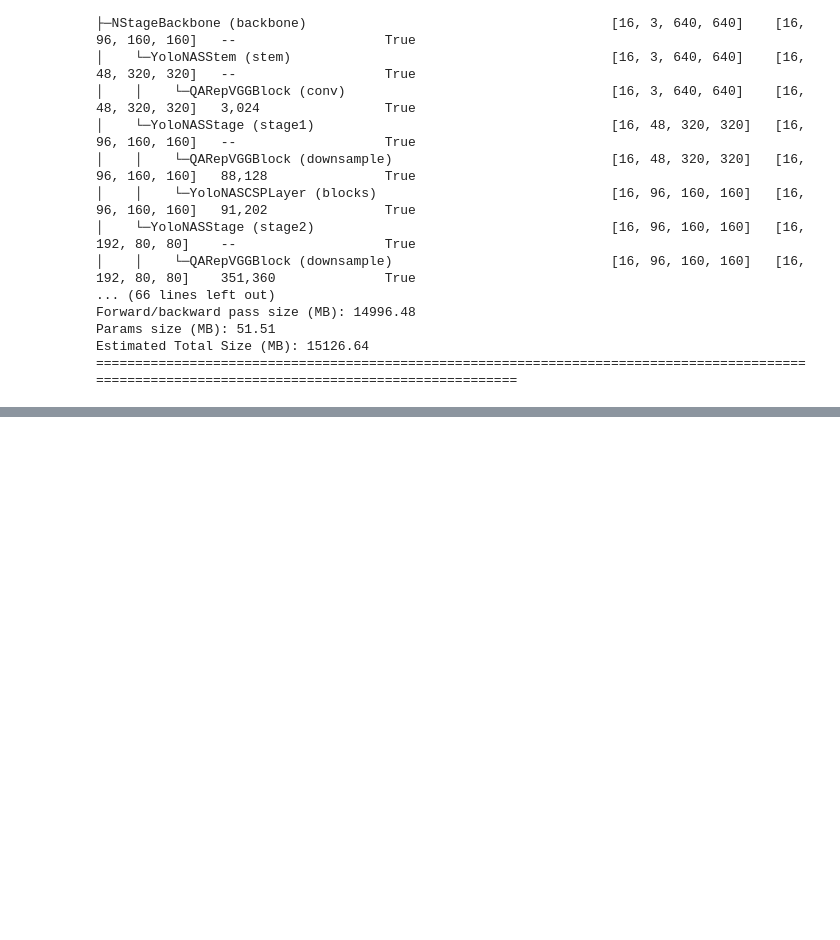
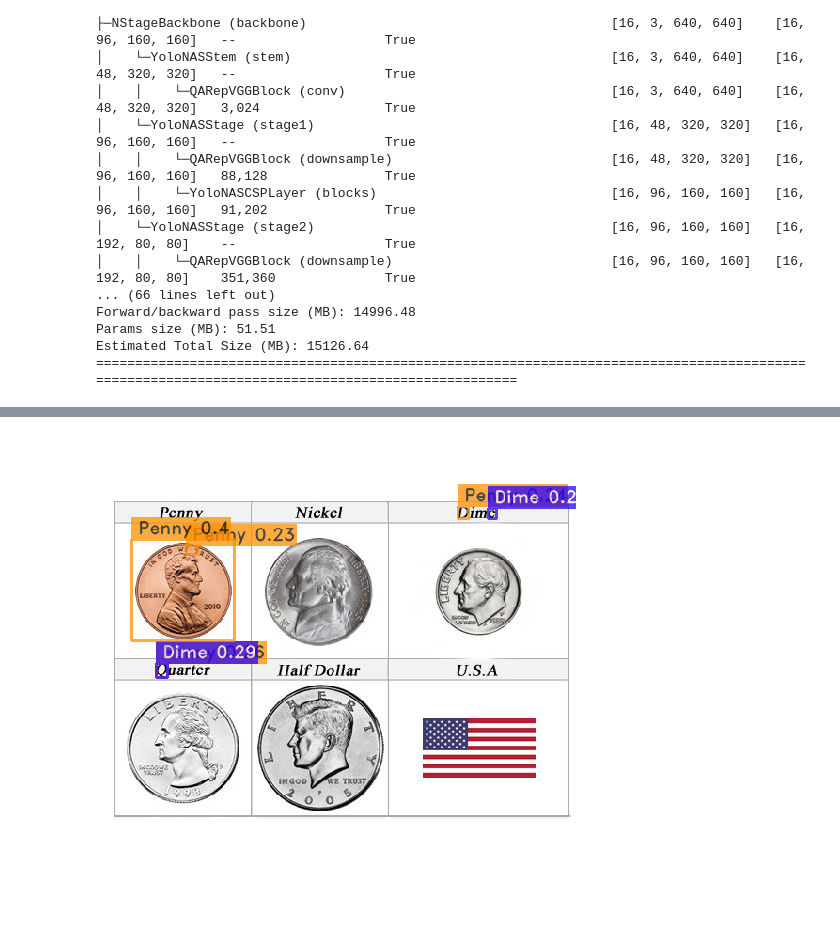
Before and after one commit to jalalsowat/tutorial_YOLO-NAS, a Jupyter notebook: YOLO_NAS.ipynb, the cells around one changed output, grey strips where cells are left out. Drawn from its saved outputs; the diff is of its cells as text; code cells hidden in the pictures; blank space fills up the shorter version.

Commit message:
Created Model using YOLO-NAS

```diff
--- a/YOLO_NAS.ipynb
+++ b/YOLO_NAS.ipynb
@@ -90,0 +269,4 @@ yolo_nas_s.predict(url,conf=0.25).show()
+# %%
+best_model = models.get('yolo_nas_s',
+                        num_classes=len(dataset_params['classes']),
+                        checkpoint_path="checkpoints/my_first_yolonas_run/average_model.pth")
@@ -90,0 +294,4 @@ yolo_nas_s.predict(url,conf=0.25).show()
+# %%
+img_url = 'https://www.mynumi.net/media/catalog/product/cache/2/image/9df78eab33525d08d6e5fb8d27136e95/s/e/serietta_usa_2_1/www.mynumi.net-USASE5AD160-31.jpg'
+best_model.predict(img_url,conf=0.20).show()
+# %% [output]
@@ -90,0 +299 @@ yolo_nas_s.predict(url,conf=0.25).show()
+[figure, added]
```
Also changed, not shown: parts of 23 cells of this notebook.
